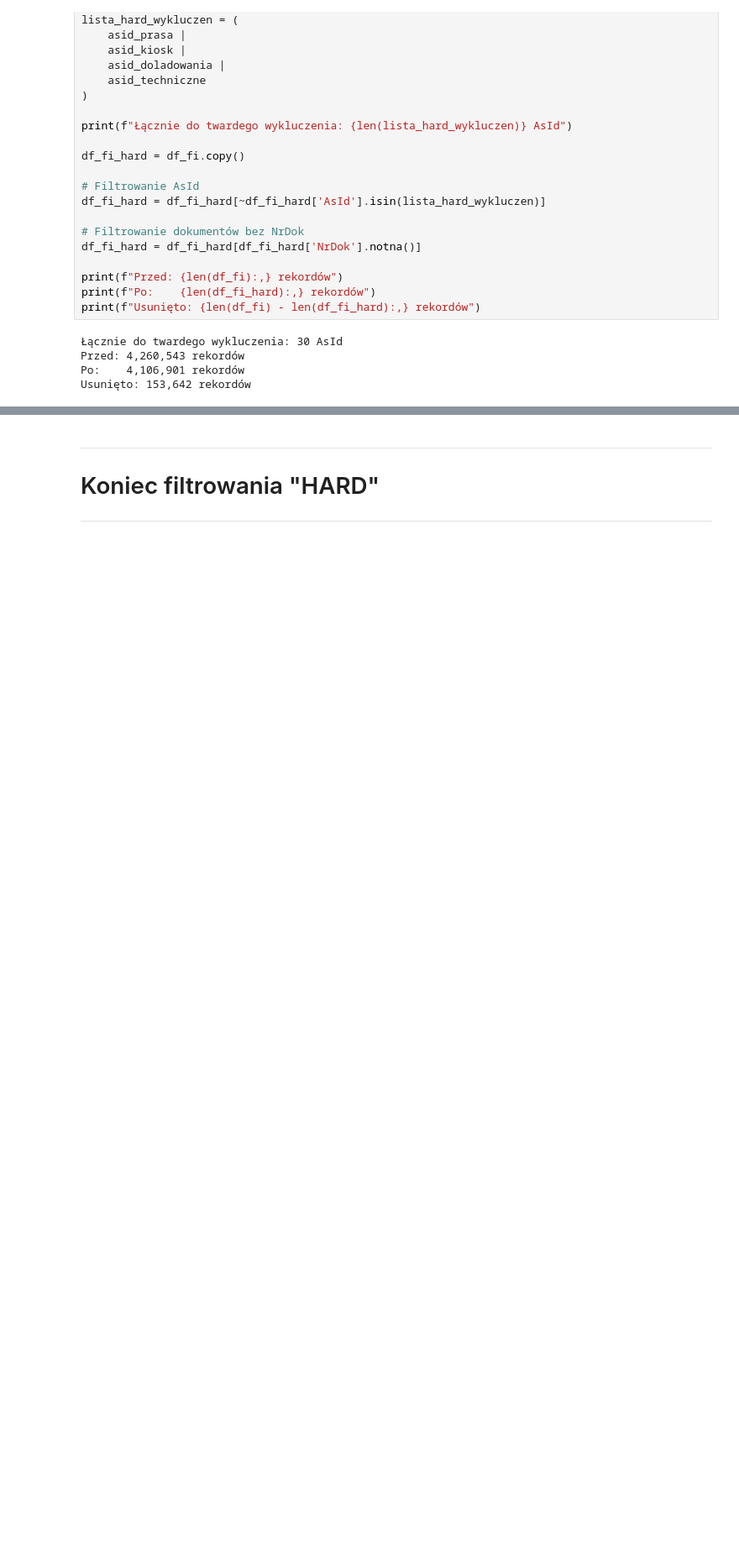
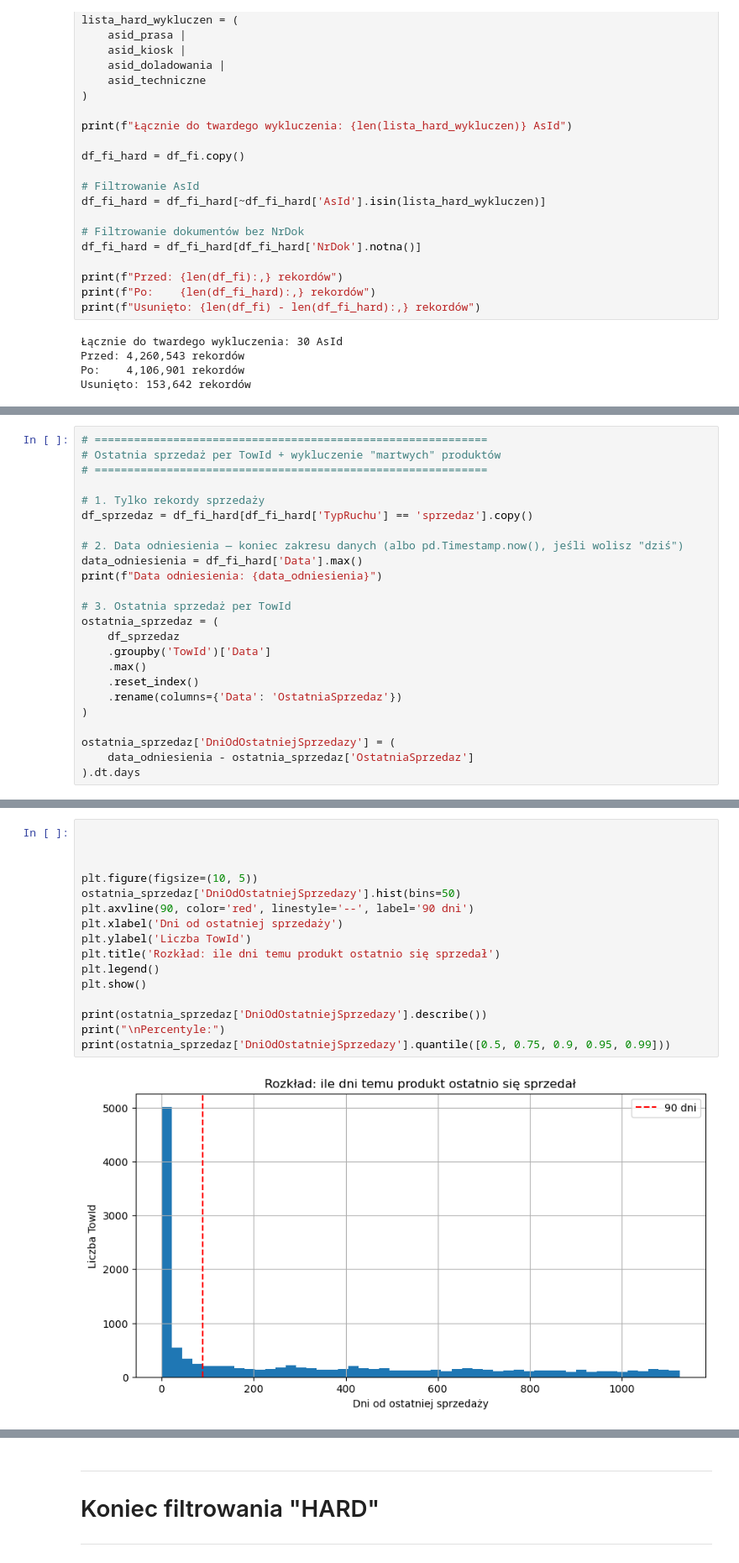
Before and after one commit to mixer123/analiza_sprzedazy, a Jupyter notebook: etl_select_asid.ipynb, the cells around one changed output, grey strips where cells are left out. Shown at 84% size. Cells and saved outputs as stored; diff of their text form; blank space fills up the shorter version.

```diff
--- a/etl_select_asid.ipynb
+++ b/etl_select_asid.ipynb
@@ -107,0 +112,24 @@ Usunięto: 153,642 rekordów
+# %%
+# ============================================================
+# Ostatnia sprzedaż per TowId + wykluczenie "martwych" produktów
+# ============================================================
+
+# 1. Tylko rekordy sprzedaży
+df_sprzedaz = df_fi_hard[df_fi_hard['TypRuchu'] == 'sprzedaz'].copy()
+
+# 2. Data odniesienia — koniec zakresu danych (albo pd.Timestamp.now(), jeśli wolisz "dziś")
+data_odniesienia = df_fi_hard['Data'].max()
+print(f"Data odniesienia: {data_odniesienia}")
+
+# 3. Ostatnia sprzedaż per TowId
+ostatnia_sprzedaz = (
+    df_sprzedaz
+    .groupby('TowId')['Data']
+    .max()
+    .reset_index()
+    .rename(columns={'Data': 'OstatniaSprzedaz'})
+)
+
+ostatnia_sprzedaz['DniOdOstatniejSprzedazy'] = (
+    data_odniesienia - ostatnia_sprzedaz['OstatniaSprzedaz']
+).dt.days
@@ -107,0 +184,18 @@ Usunięto: 153,642 rekordów
+# %%
+
+
+
+plt.figure(figsize=(10, 5))
+ostatnia_sprzedaz['DniOdOstatniejSprzedazy'].hist(bins=50)
+plt.axvline(90, color='red', linestyle='--', label='90 dni')
+plt.xlabel('Dni od ostatniej sprzedaży')
+plt.ylabel('Liczba TowId')
+plt.title('Rozkład: ile dni temu produkt ostatnio się sprzedał')
+plt.legend()
+plt.show()
+
+print(ostatnia_sprzedaz['DniOdOstatniejSprzedazy'].describe())
+print("\nPercentyle:")
+print(ostatnia_sprzedaz['DniOdOstatniejSprzedazy'].quantile([0.5, 0.75, 0.9, 0.95, 0.99]))
+# %% [output]
+[figure, added]
```
Also changed, not shown: parts of 43 cells of this notebook.
